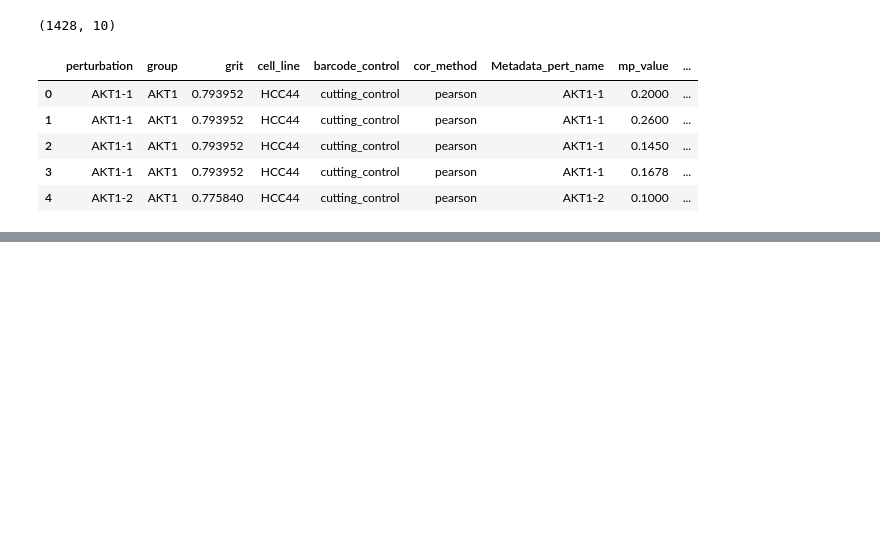
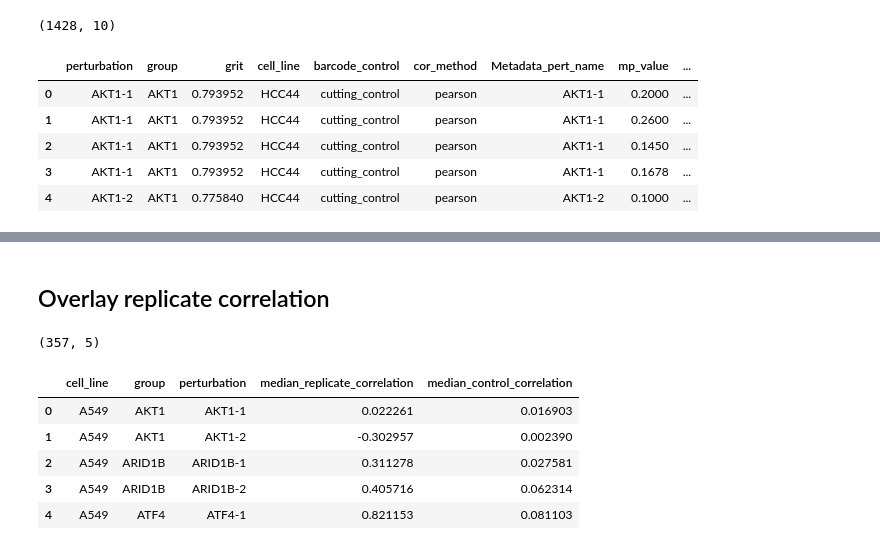
Before and after one commit to broadinstitute/grit-benchmark, a Jupyter notebook: 2.compare-metrics/cell-health/1.compare-mpvalue.ipynb, the cells around one changed output, grey strips where cells are left out. Drawn from its saved outputs; the diff is of its cells as text; code cells hidden in the pictures; blank space fills up the shorter version.

```diff
--- a/2.compare-metrics/cell-health/1.compare-mpvalue.ipynb
+++ b/2.compare-metrics/cell-health/1.compare-mpvalue.ipynb
@@ -106,0 +107,16 @@ mp_value_comparison_gg
+# %% [markdown]
+## Overlay replicate correlation
+# %%
+reprod_file = pathlib.Path(f"{results_dir}/cell_health_replicate_reproducibility.tsv")
+reprod_df = pd.read_csv(reprod_file, sep="\t")
+
+print(reprod_df.shape)
+reprod_df.head()
+# %% [output]
+(357, 5)
+|  | cell_line | group | perturbation | median_replicate_correlation | median_control_correlation |
+| 0 | A549 | AKT1 | AKT1-1 | 0.022261 | 0.016903 |
+| 1 | A549 | AKT1 | AKT1-2 | -0.302957 | 0.002390 |
+| 2 | A549 | ARID1B | ARID1B-1 | 0.311278 | 0.027581 |
+| 3 | A549 | ARID1B | ARID1B-2 | 0.405716 | 0.062314 |
+| 4 | A549 | ATF4 | ATF4-1 | 0.821153 | 0.081103 |
```
Also changed, not shown: parts of 3 cells of this notebook, 2 other files.
